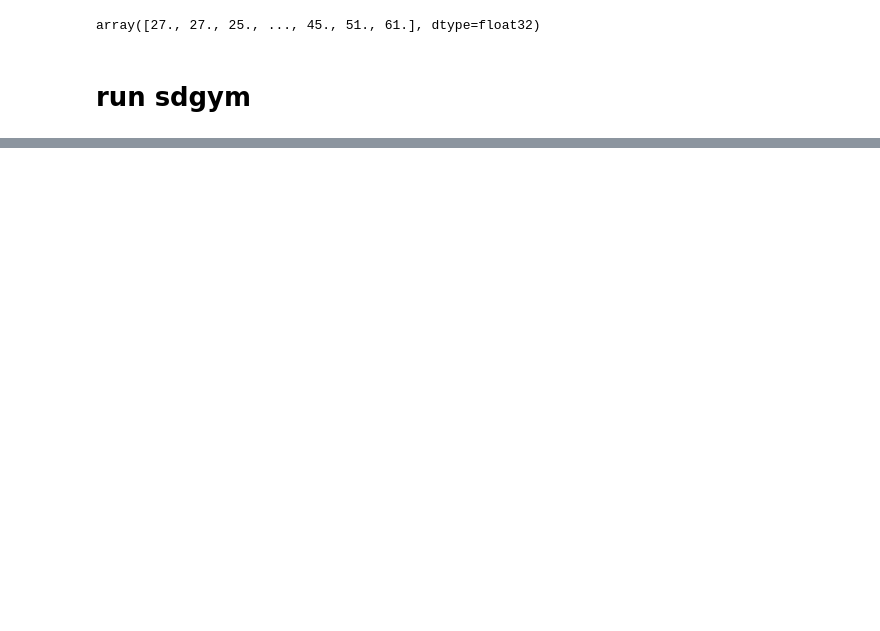
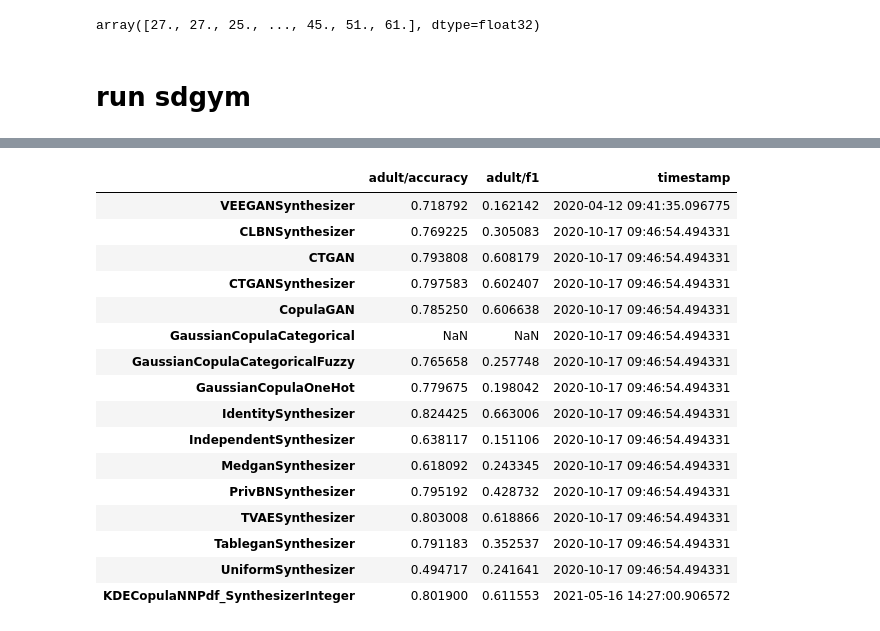
Before and after one commit to mbaak/synthsonic, a Jupyter notebook: notebooks/leaderboard/adult_all_variables.ipynb, the cells around one changed output, grey strips where cells are left out. Cells and saved outputs as stored; diff of their text form; code cells hidden in the pictures; blank space fills up the shorter version.

Commit message:
new high score on adult dataset

```diff
--- a/notebooks/leaderboard/adult_all_variables.ipynb
+++ b/notebooks/leaderboard/adult_all_variables.ipynb
@@ -204,3 +229,23 @@ scores
+# %%
+scores
+# %% [output]
+|  | adult/accuracy | adult/f1 | timestamp |
+| VEEGANSynthesizer | 0.718792 | 0.162142 | 2020-04-12 09:41:35.096775 |
+| CLBNSynthesizer | 0.769225 | 0.305083 | 2020-10-17 09:46:54.494331 |
+| CTGAN | 0.793808 | 0.608179 | 2020-10-17 09:46:54.494331 |
+| CTGANSynthesizer | 0.797583 | 0.602407 | 2020-10-17 09:46:54.494331 |
+| CopulaGAN | 0.785250 | 0.606638 | 2020-10-17 09:46:54.494331 |
+| GaussianCopulaCategorical | NaN | NaN | 2020-10-17 09:46:54.494331 |
+| GaussianCopulaCategoricalFuzzy | 0.765658 | 0.257748 | 2020-10-17 09:46:54.494331 |
+| GaussianCopulaOneHot | 0.779675 | 0.198042 | 2020-10-17 09:46:54.494331 |
+| IdentitySynthesizer | 0.824425 | 0.663006 | 2020-10-17 09:46:54.494331 |
+| IndependentSynthesizer | 0.638117 | 0.151106 | 2020-10-17 09:46:54.494331 |
+| MedganSynthesizer | 0.618092 | 0.243345 | 2020-10-17 09:46:54.494331 |
+| PrivBNSynthesizer | 0.795192 | 0.428732 | 2020-10-17 09:46:54.494331 |
+| TVAESynthesizer | 0.803008 | 0.618866 | 2020-10-17 09:46:54.494331 |
+| TableganSynthesizer | 0.791183 | 0.352537 | 2020-10-17 09:46:54.494331 |
+| UniformSynthesizer | 0.494717 | 0.241641 | 2020-10-17 09:46:54.494331 |
+| KDECopulaNNPdf_SynthesizerInteger | 0.801900 | 0.611553 | 2021-05-16 14:27:00.906572 |
 # %%
 scores.tail(4)
 # %% [output]
```
Also changed, not shown: parts of 6 cells of this notebook, 1 other file.
